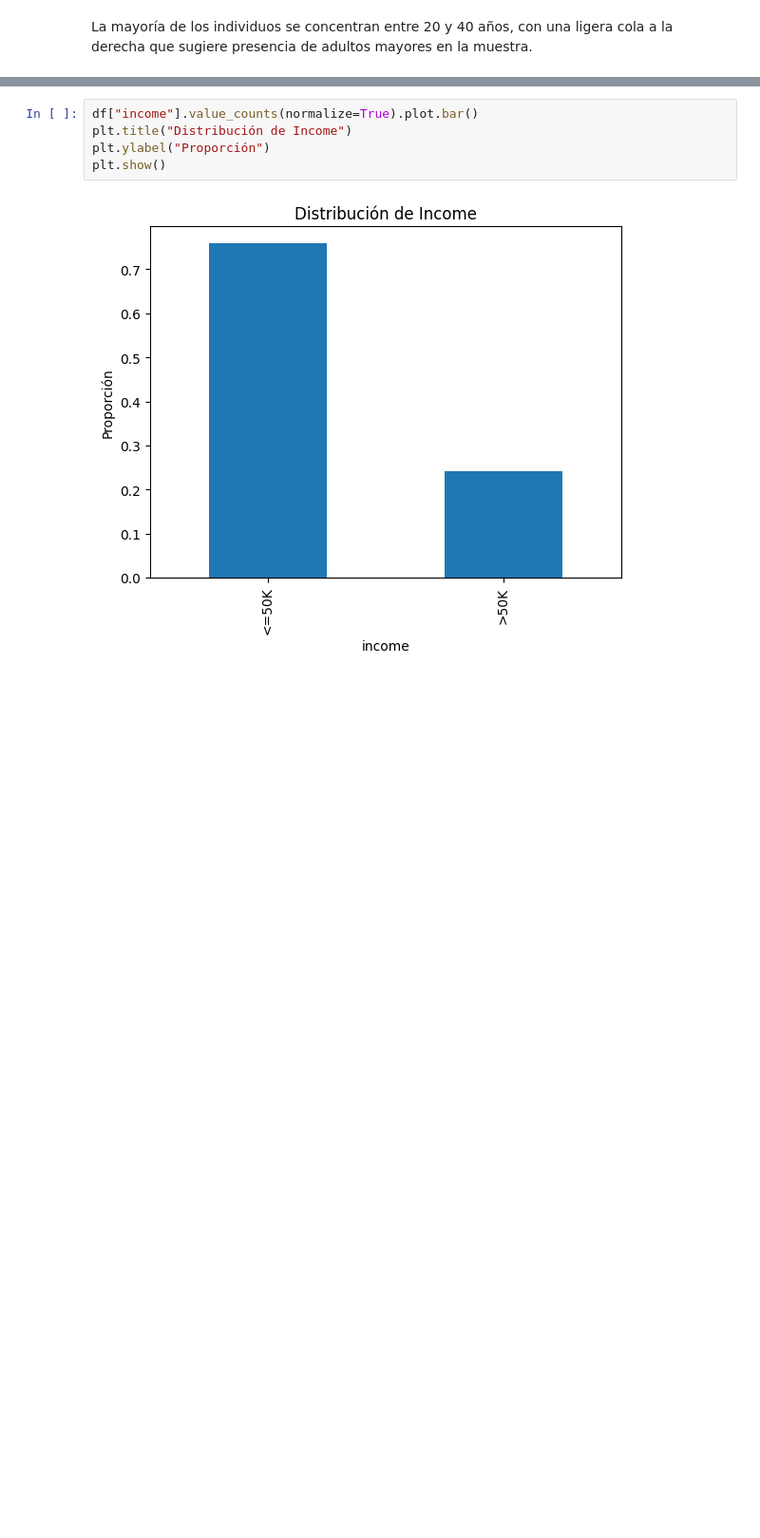
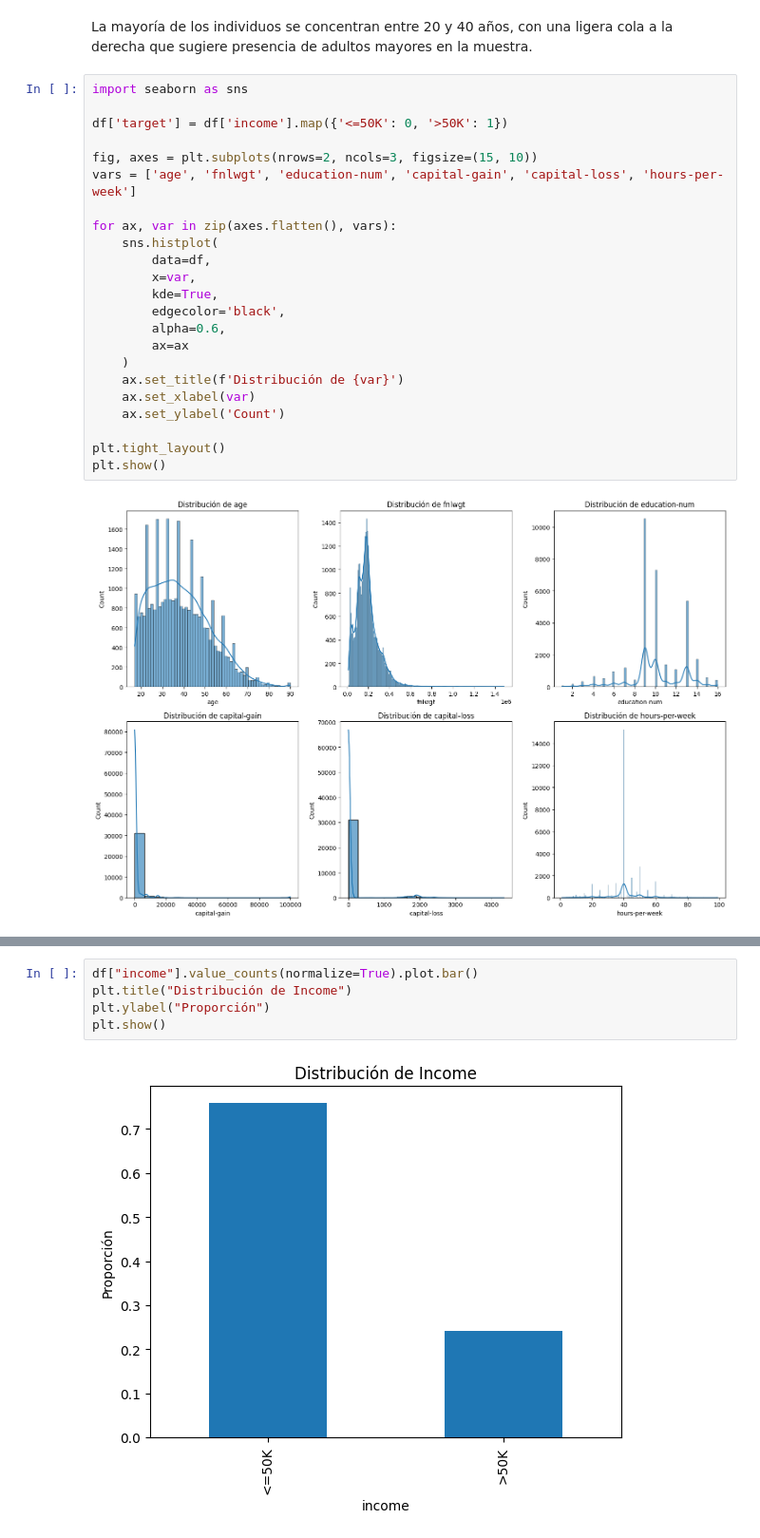
Before and after one commit to LeoAmerio/DS-Coder-Project, a Jupyter notebook: ProyectoDSAmerio.ipynb, the cells around one changed output, grey strips where cells are left out. Shown at 95% size. Saved outputs shown, nothing was run; the diff lists cells and outputs as text; blank space fills up the shorter version.

```diff
--- a/ProyectoDSAmerio.ipynb
+++ b/ProyectoDSAmerio.ipynb
@@ -141,2 +169,27 @@ plt.show()
 # %% [markdown]
 La mayoría de los individuos se concentran entre 20 y 40 años, con una ligera cola a la derecha que sugiere presencia de adultos mayores en la muestra.
+# %%
+import seaborn as sns
+
+df['target'] = df['income'].map({'<=50K': 0, '>50K': 1})
+
+fig, axes = plt.subplots(nrows=2, ncols=3, figsize=(15, 10))
+vars = ['age', 'fnlwgt', 'education-num', 'capital-gain', 'capital-loss', 'hours-per-week']
+
+for ax, var in zip(axes.flatten(), vars):
+    sns.histplot(
+        data=df,
+        x=var,
+        kde=True,
+        edgecolor='black',
+        alpha=0.6,
+        ax=ax
+    )
+    ax.set_title(f'Distribución de {var}')
+    ax.set_xlabel(var)
+    ax.set_ylabel('Count')
+
+plt.tight_layout()
+plt.show()
+# %% [output]
+[figure, added]
```
Also changed, not shown: parts of 36 cells of this notebook, 1 other file.
